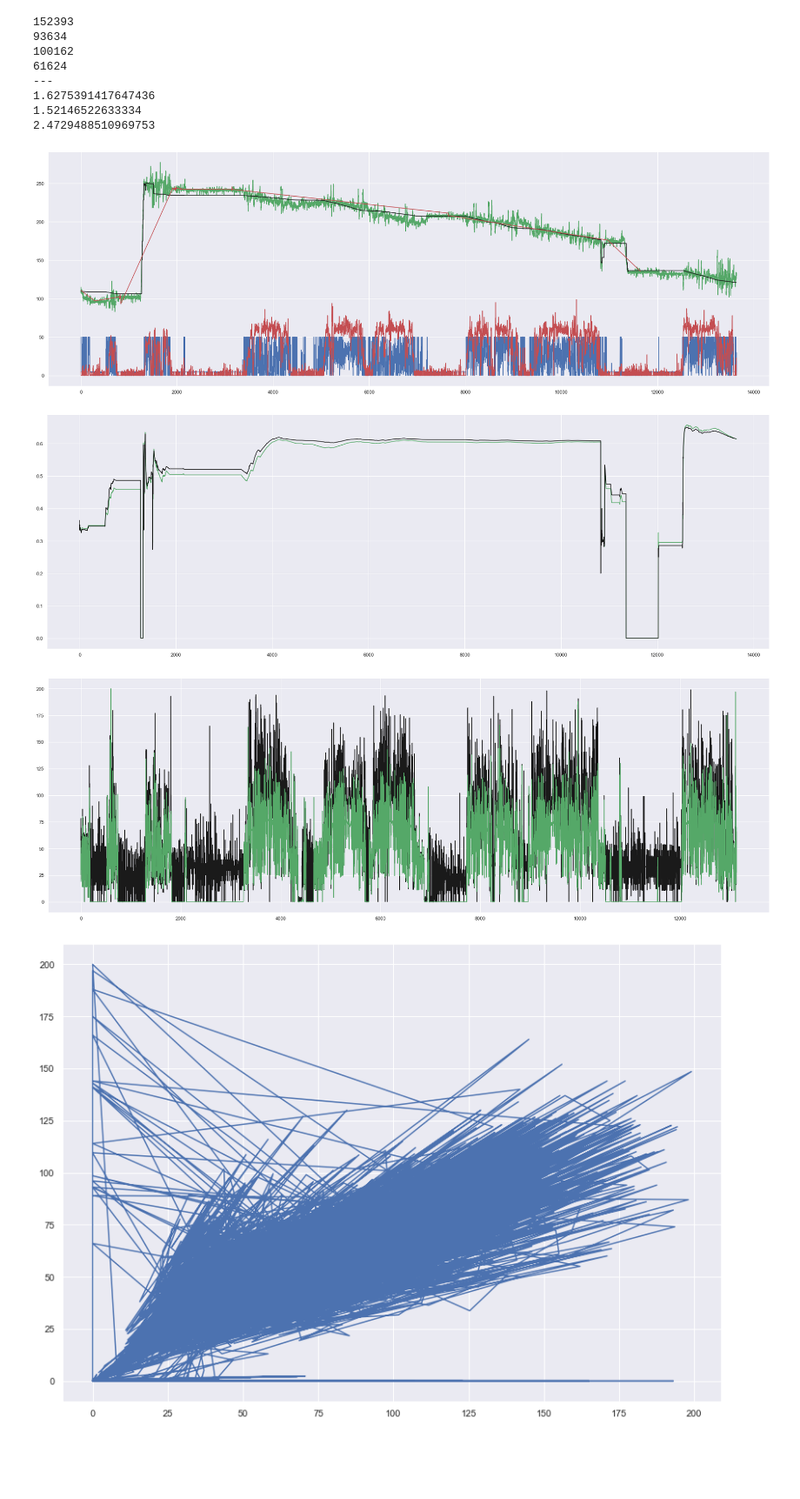
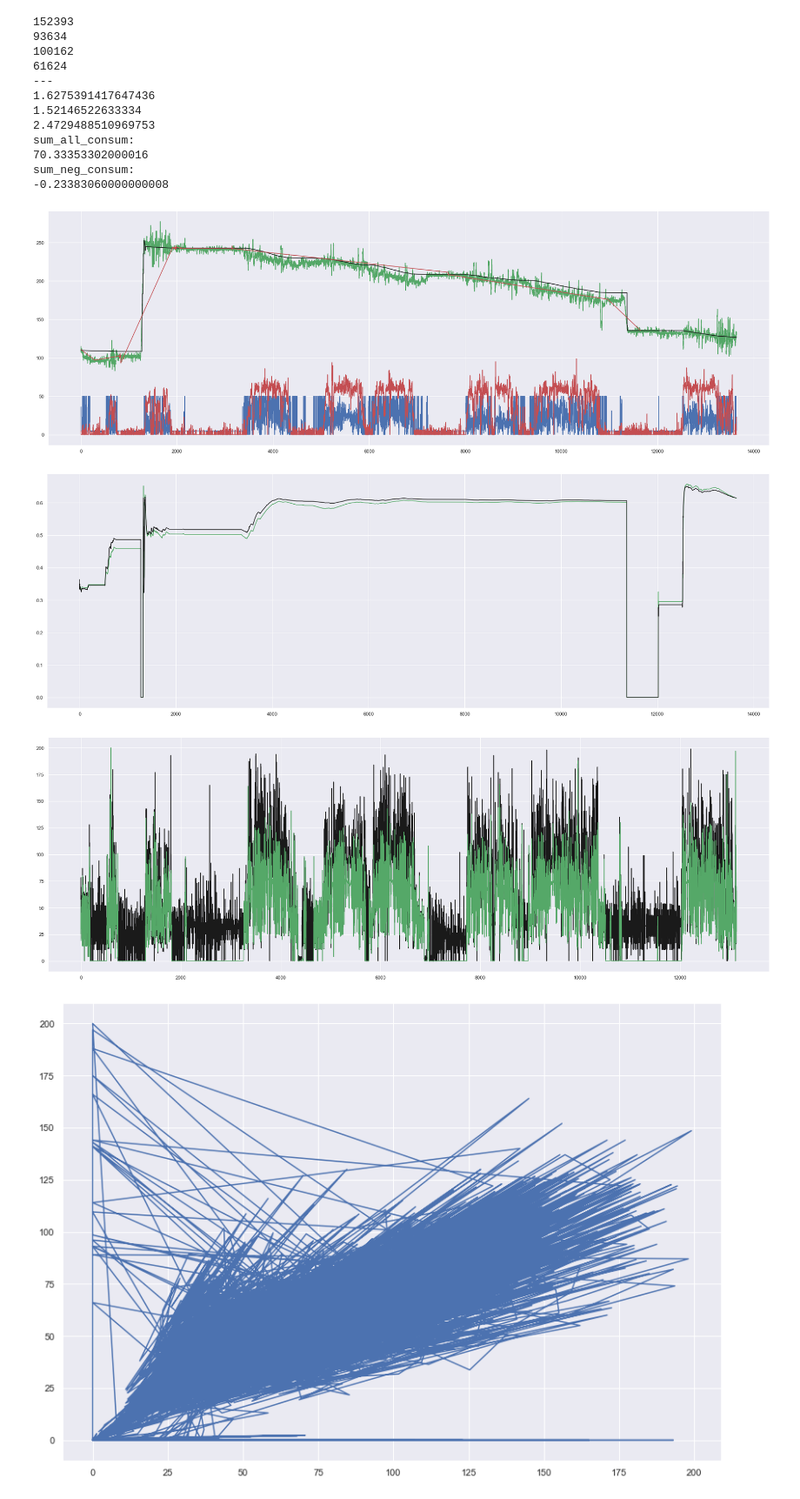
Before and after one commit to zhenux/avtocan_analysis, a Jupyter notebook: dut_manual_can.ipynb, the cells around one changed output. Shown: that part at 87% size. Saved outputs shown, nothing was run; the diff lists cells and outputs as text; code cells hidden in the pictures; blank space fills up the shorter version.

```diff
--- a/dut_manual_can.ipynb
+++ b/dut_manual_can.ipynb
@@ -142,9 +136,7 @@ relation9 = []
 
 #popt3_calc = [(0.003276728)*1.8684/100, (-0.008181688)*1.8684/100, 0.004813692*3.4909/100, (-3.33334E-05)*3.4909/100]
 
-#popt3_calc = [-0.00046106, 0.00161761, 0.00071542, -0.00223232]
-popt3_calc = [ 1.10312821e-03, -4.10197952e-07, -1.03106851e-03, -2.41338547e-04]
-#popt3_calc = [-0.0004165, 0.00139085, 0.00069779, -0.00197738]
+popt3_calc = [0.0002977, -0.00062872, -0.00035645, 0.00094014]
 
 #popt3_calc = [110*0.0/1391684.0, 112*0.0/854199.0, 112*0.0/973357.0, 112*1.0/586476.0]
 #popt3_calc = [(0.000127846)/(1000), (-0.010824075)/(1000), 0.030237583/(1000), (0.003790046)/(1000)]
@@ -159,6 +151,8 @@ df.columns = ['date', 'speed', 'rowdata', 'z', 'y', 'x_m', 'x_p', 'delta64011',
 df["consum_l"] = 0.0
 df["consum_t"] = 0.0
 df["dut_calc"] = 0.0
+sum_neg_consum = 0
+sum_all_consum = 0
 df["dut_validated"] = 0.0
 
 df["sum_ES_can"] = 0.0
@@ -414,13 +408,19 @@ for i in range(2, len(df)):
     consum_l = 0
     consum_t = 0
 
+    fun_consum_inst_res = func3_fuel_consumption(
+            (sum_ES_APP_inst, sum_ES_2_APP_inst, sum_ES_APP_2_inst, sum_ES_2_APP_2_inst),
+            popt3_calc[0], popt3_calc[1], popt3_calc[2], popt3_calc[3])
+
+    sum_all_consum += fun_consum_inst_res
+    if fun_consum_inst_res < 0:
+        sum_neg_consum += fun_consum_inst_res
+
     if df.distance_gps[i] != 0:
-        # consum_l = (1/df.distance_gps[i])*func3_fuel_consumption(
-        #     (sum_ES_APP_inst, sum_ES_2_APP_inst, sum_ES_APP_2_inst, sum_ES_2_APP_2_inst),
+        consum_l = (1/df.distance_gps[i])*fun_consum_inst_res
+        # consum_l = (1/df.distance_gps[i])*func_fuel_consumption(
+        #     (sum_ES_APP_inst, sum_ES_APP_3_inst, sum_ES_APP_2_inst, sum_ES_inst),
         #     popt3_calc[0], popt3_calc[1], popt3_calc[2], popt3_calc[3])
-        consum_l = (1/df.distance_gps[i])*func_fuel_consumption(
-            (sum_ES_APP_inst, sum_ES_APP_3_inst, sum_ES_APP_2_inst, sum_ES_inst),
-            popt3_calc[0], popt3_calc[1], popt3_calc[2], popt3_calc[3])
     if consum_l > 0.5:
         consum_l = 0.5
     if consum_l < 0:
@@ -431,7 +431,7 @@ for i in range(2, len(df)):
 
 
     try:
-        if df.AnIn1[i] > (df.AnIn1[i - 60] + 20):
+        if df.AnIn1[i] > (df.AnIn1[i - 60] + 30):
             count_p += 1
         else:
             count_p = 0
@@ -448,7 +448,7 @@ for i in range(2, len(df)):
         pass#print("err4")
 
     try:
-        if df.AnIn1[i] < (df.AnIn1[i - 60] - 20):
+        if df.AnIn1[i] < (df.AnIn1[i - 60] - 30):
             count_m += 1
         else:
             count_m = 0
@@ -496,24 +496,24 @@ for i in range(2, len(df)):
     #     print("err6")
 
     #dut_calc = dut_begine
-    # dut_calc = dut_begine - func3_fuel_consumption(
-    #         (sum_ES_APP_sum, sum_ES_2_APP_sum, sum_ES_APP_2_sum, sum_ES_2_APP_2_sum),
+
+    dut_calc = dut_begine - func3_fuel_consumption(
+            (sum_ES_APP_sum, sum_ES_2_APP_sum, sum_ES_APP_2_sum, sum_ES_2_APP_2_sum),
+            popt3_calc[0], popt3_calc[1], popt3_calc[2], popt3_calc[3])
+
+    # dut_calc = dut_begine - func_fuel_consumption(
+    #         (sum_ES_APP_sum, sum_ES_APP_3_sum, sum_ES_APP_2_sum, sum_ES_sum),
     #         popt3_calc[0], popt3_calc[1], popt3_calc[2], popt3_calc[3])
-    dut_calc = dut_begine - func_fuel_consumption(
-            (sum_ES_APP_sum, sum_ES_APP_3_sum, sum_ES_APP_2_sum, sum_ES_sum),
-            popt3_calc[0], popt3_calc[1], popt3_calc[2], popt3_calc[3])
     df.at[i, 'dut_calc'] = dut_calc
 
     d_time = (datetime.strptime(df.date[i], "%Y-%m-%d %H:%M:%S.%f") - datetime.strptime(df.date[i-1], "%Y-%m-%d %H:%M:%S.%f")).seconds
     ttt.append(d_time)
 
     if d_time != 0:
-        # consum_t = (1/d_time)*func3_fuel_consumption(
-        #     (sum_ES_APP_inst, sum_ES_2_APP_inst, sum_ES_APP_2_inst, sum_ES_2_APP_2_inst),
+        consum_t = (1/d_time)*fun_consum_inst_res
+        # consum_t = (1/d_time)*func_fuel_consumption(
+        #     (sum_ES_APP_inst, sum_ES_APP_3_inst, sum_ES_APP_2_inst, sum_ES_inst),
         #     popt3_calc[0], popt3_calc[1], popt3_calc[2], popt3_calc[3])
-        consum_t = (1/d_time)*func_fuel_consumption(
-            (sum_ES_APP_inst, sum_ES_APP_3_inst, sum_ES_APP_2_inst, sum_ES_inst),
-            popt3_calc[0], popt3_calc[1], popt3_calc[2], popt3_calc[3])
 
         # es.append(sum_ES_inst/d_time)
         # app.append(sum_APP_inst/d_time)
@@ -594,6 +594,11 @@ try:
 except:
     print("err8")
 
+print("sum_all_consum:")
+print(sum_all_consum)
+print("sum_neg_consum:")
+print(sum_neg_consum)
+
 # print(110/(sum_ES_APP_sum*4))
 # print(110/(sum_ES_2_APP_sum*4))
 # print(110/(sum_ES_APP_2_sum*4))
@@ -617,35 +622,39 @@ except:
 # plt.plot(relation6, 'g--')
 # plt.show()
 
 plt.figure(figsize=(30, 10))
 plt.plot(inst_cons, 'b')
 plt.plot(inst_speed, 'r')
 plt.plot(dut, 'g')
 plt.plot(dut_rf, 'k')
 plt.plot(dut_validated, 'r')
 plt.show()
 
 plt.figure(figsize=(30, 10))
 plt.plot(relation1, 'g')#es
 plt.plot(relation2, 'k')#app
 plt.show()
 
 plt.figure(figsize=(30, 10))
 plt.plot(app, 'k')
 plt.plot(es, 'g')
 # plt.plot(df.sum_ES, 'r')
 plt.show()
 # %% [output]
 152393
 93634
 100162
 61624
 ---
 1.6275391417647436
 1.52146522633334
 2.4729488510969753
+sum_all_consum:
+70.33353302000016
+sum_neg_consum:
+-0.23383060000000008
-[figure, old version]
+[figure, new version]
-[figure, old version]
+[figure, new version]
 [figure]
 # %%
 plt.figure(figsize=(14,10))
```
Also changed, not shown: parts of 2 cells of this notebook, 4 other files.
